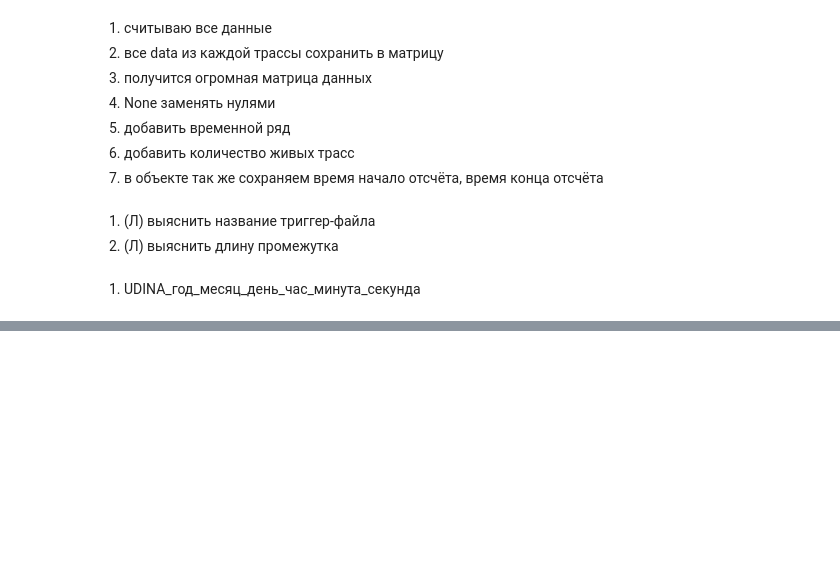
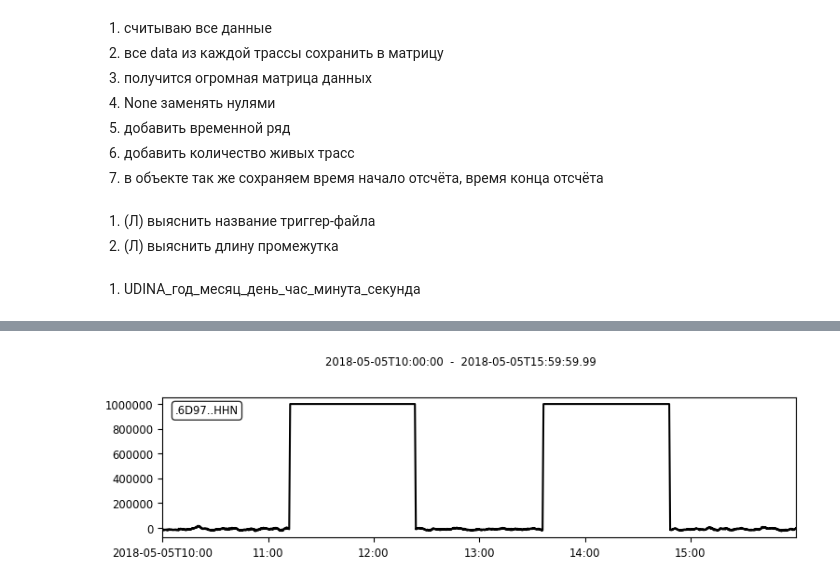
Before and after one commit to asergeev95/obspy_data_processing, a Jupyter notebook: OBSPY/data_stitching.ipynb, the cells around one changed output, grey strips where cells are left out. Drawn from its saved outputs; the diff is of its cells as text; code cells hidden in the pictures; blank space fills up the shorter version.

```diff
--- a/OBSPY/data_stitching.ipynb
+++ b/OBSPY/data_stitching.ipynb
@@ -143,0 +169,7 @@ first_station_data[0].data[900000]
+# %%
+trace1 = first_station_data[0]
+trace2 = first_station_data[1]
+times1 = trace1.times('utcdatetime')
+times2 = trace2.times('utcdatetime')
+print(len(times1))
+print(len(times2))
@@ -143,0 +293,4 @@ first_station_data[0].data[900000]
+# %%
+trace2.plot()
+# %% [output]
+[figure, added]
```
Also changed, not shown: parts of 40 cells of this notebook, 6 other files.
